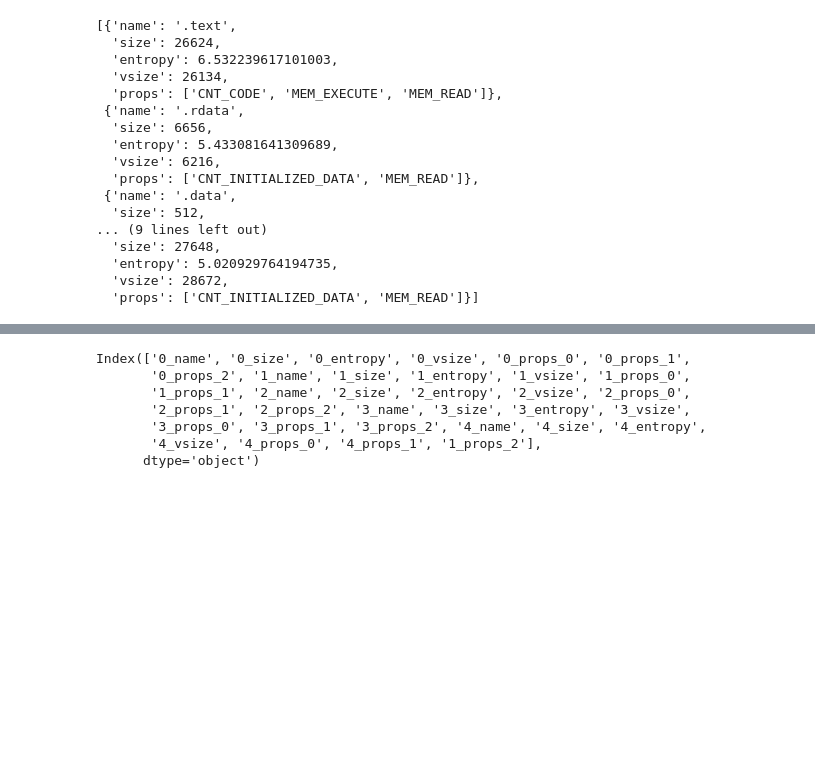
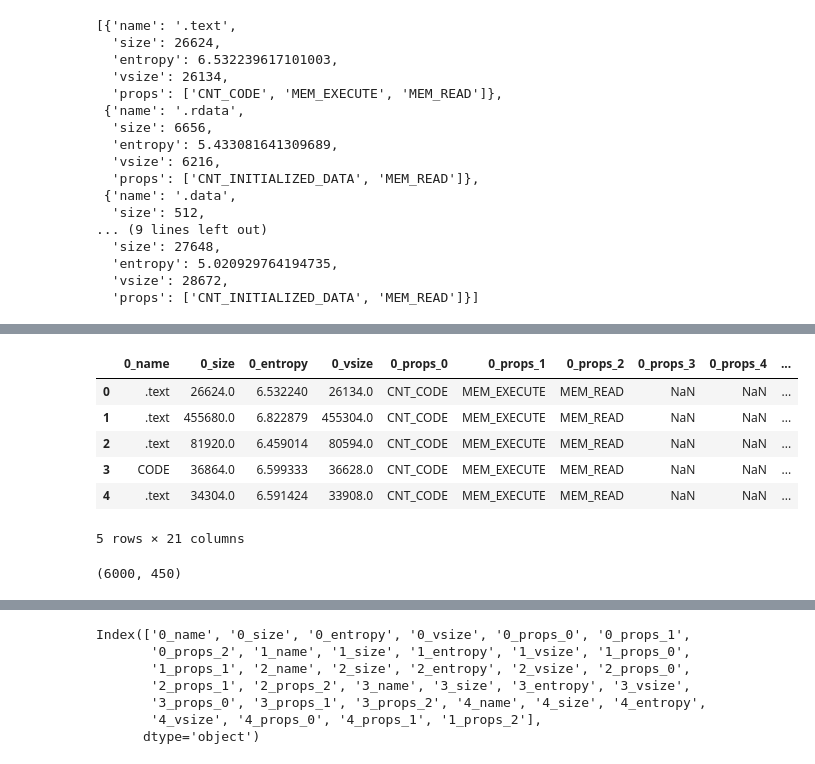
Before and after one commit to patrycjapiechowicz/cybersec, a Jupyter notebook: notebooks/feature_extractor_updated.ipynb, the cells around one changed output, grey strips where cells are left out. Drawn from its saved outputs; the diff is of its cells as text; code cells hidden in the pictures; blank space fills up the shorter version.

```diff
--- a/notebooks/feature_extractor_updated.ipynb
+++ b/notebooks/feature_extractor_updated.ipynb
@@ -268,3 +291,17 @@ df
+# %%
+frame.head()
+# %% [output]
+|  | 0_name | 0_size | 0_entropy | 0_vsize | 0_props_0 | 0_props_1 | 0_props_2 | 0_props_3 | 0_props_4 | ... |
+| 0 | .text | 26624.0 | 6.532240 | 26134.0 | CNT_CODE | MEM_EXECUTE | MEM_READ | NaN | NaN | ... |
+| 1 | .text | 455680.0 | 6.822879 | 455304.0 | CNT_CODE | MEM_EXECUTE | MEM_READ | NaN | NaN | ... |
+| 2 | .text | 81920.0 | 6.459014 | 80594.0 | CNT_CODE | MEM_EXECUTE | MEM_READ | NaN | NaN | ... |
+| 3 | CODE | 36864.0 | 6.599333 | 36628.0 | CNT_CODE | MEM_EXECUTE | MEM_READ | NaN | NaN | ... |
+| 4 | .text | 34304.0 | 6.591424 | 33908.0 | CNT_CODE | MEM_EXECUTE | MEM_READ | NaN | NaN | ... |
+5 rows × 21 columns
+# %%
+df.shape
+# %% [output]
+(6000, 450)
 # %%
 frame = df.loc[:,df.columns.str.startswith('0')]
 # %%
```
Also changed, not shown: parts of 17 cells of this notebook, 3 other files.
